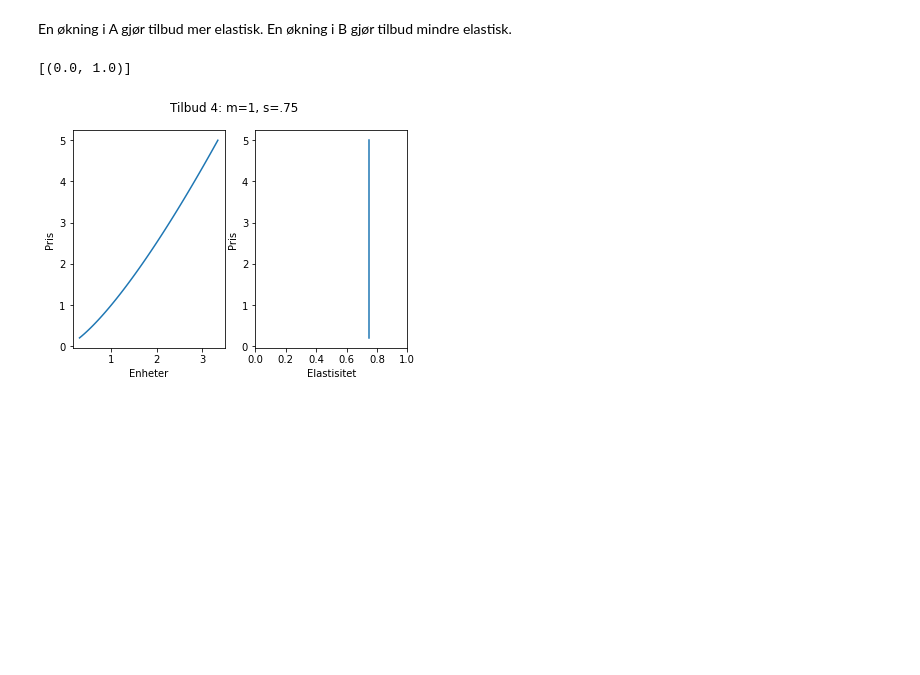
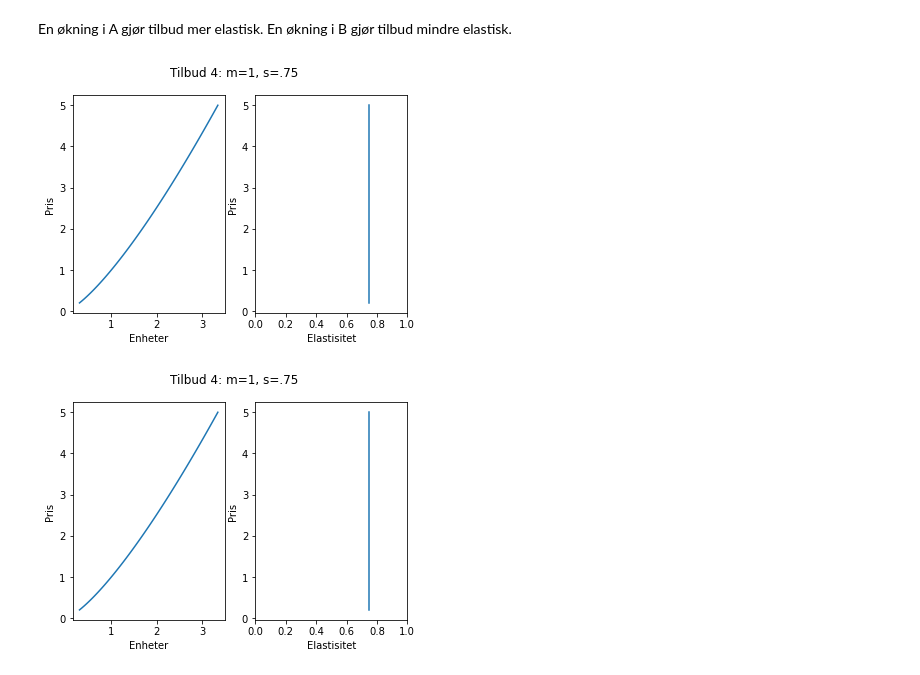
Before and after one commit to uit-sok-1006-v22/notebooks, a Jupyter notebook: Løs_sem_1_oppg_3.ipynb, the cells around one changed output. Saved outputs shown, nothing was run; the diff lists cells and outputs as text; code cells hidden in the pictures; blank space fills up the shorter version.

```diff
--- a/Løs_sem_1_oppg_3.ipynb
+++ b/Løs_sem_1_oppg_3.ipynb
@@ -236,11 +236,12 @@ En økning i A gjør tilbud mer elastisk. En økning i B gjør tilbud mindre ela
 # %%
 fig, (ax1,ax2)=plt.subplots(1,2)
 fig.suptitle('Tilbud 4: m=1, s=.75')
 ax1.plot(tilbud_4(p_s, 1,0.75), p_s)
 ax1.set(xlabel='Enheter',ylabel='Pris')
 ax2.plot(np.full(p_s.shape, elast_s4(p_s,1,0.75)), p_s)
 ax2.set(xlabel='Elastisitet',ylabel='Pris')
 ax2.set( xlim=(0,1))
+fig
 # %% [output]
-[(0.0, 1.0)]
 [figure]
+[figure, added]
```
Also changed, not shown: parts of 1 cell of this notebook.
